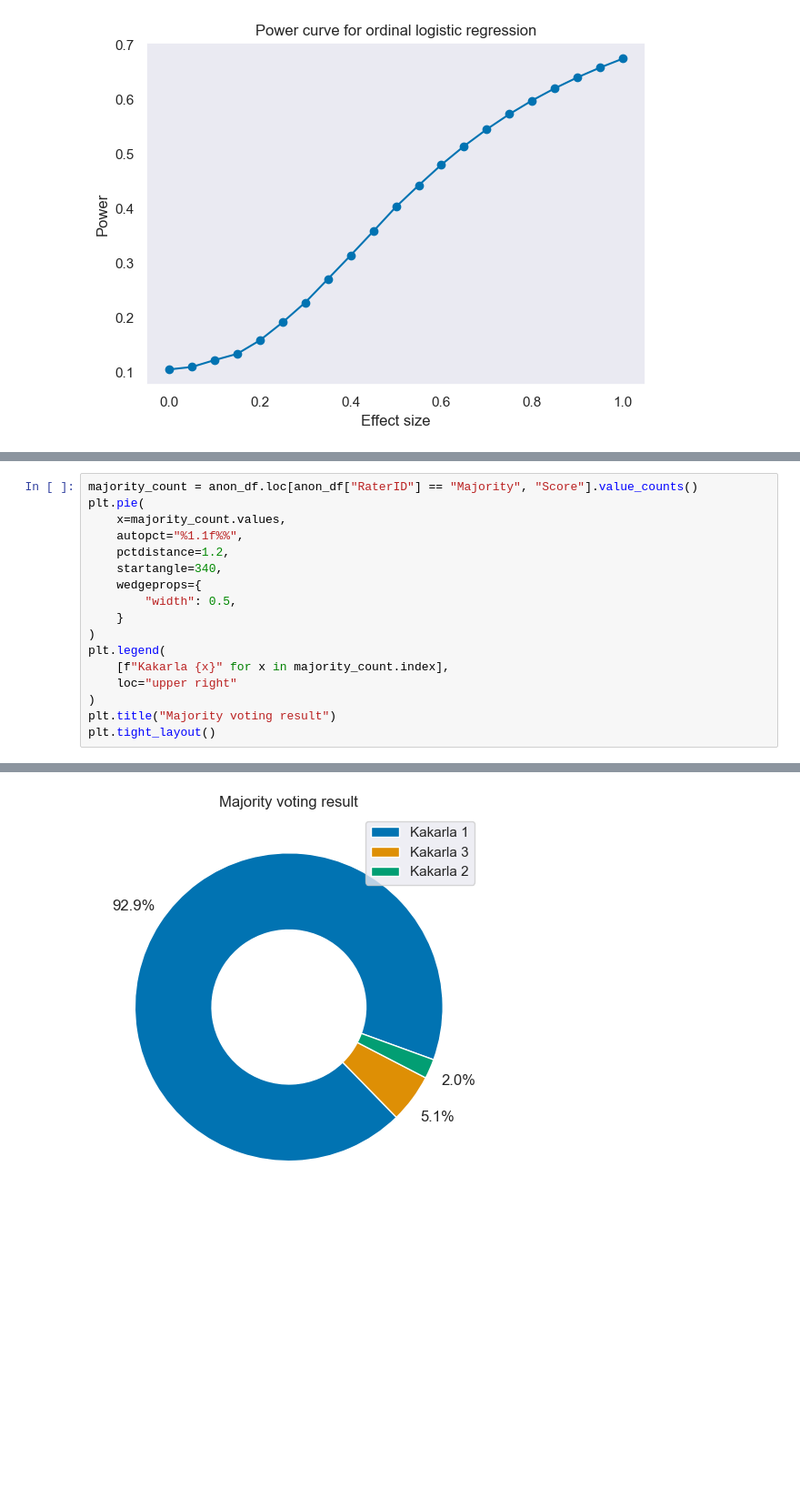
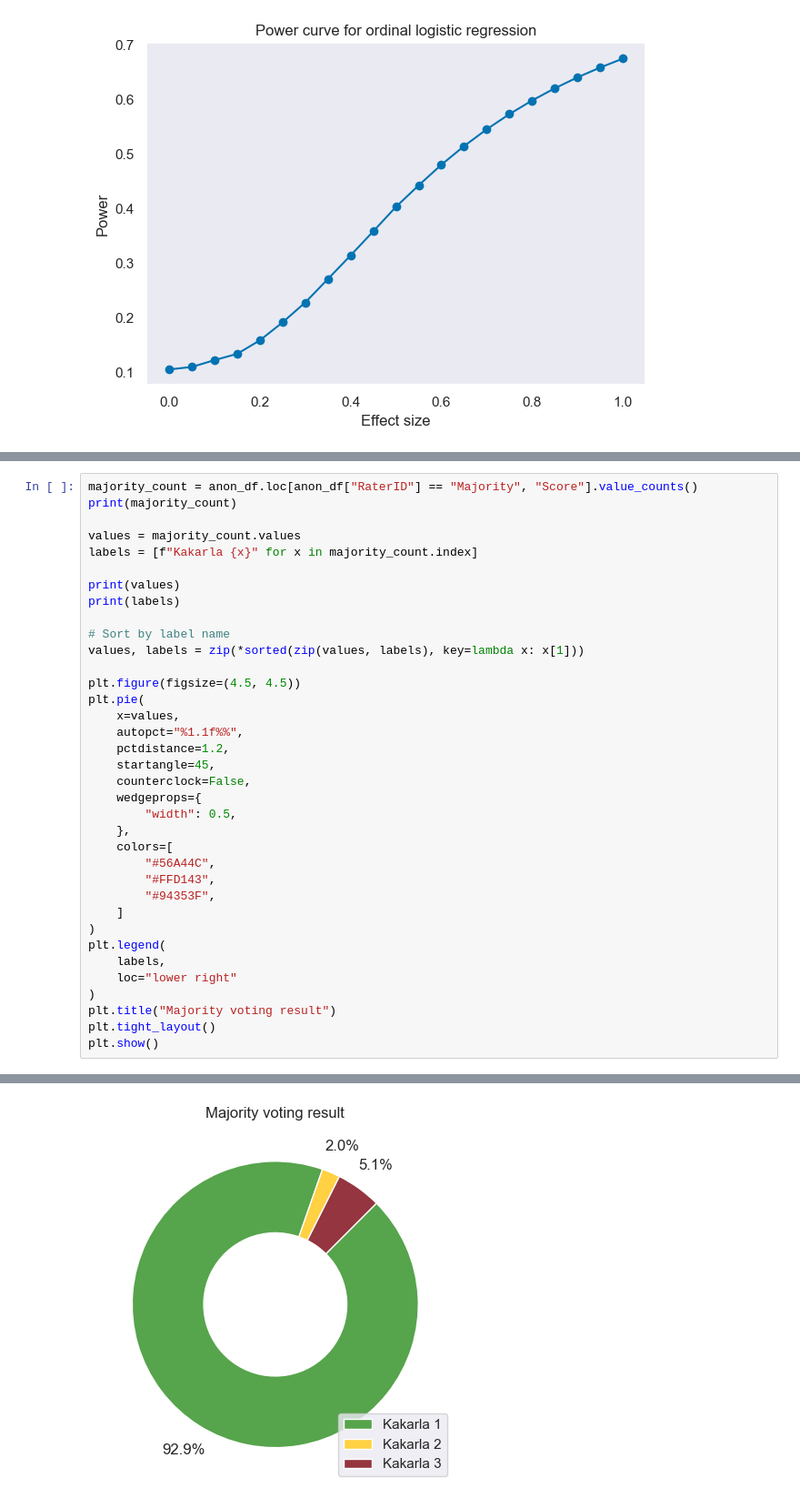
Before and after one commit to MathijsdeBoer/EVDMeshLib, a Jupyter notebook: python/evdplanner/notebooks/kakarla.ipynb, the cells around one changed output, grey strips where cells are left out. Shown at 91% size. Cells and saved outputs as stored; diff of their text form; blank space fills up the shorter version.

```diff
--- a/python/evdplanner/notebooks/kakarla.ipynb
+++ b/python/evdplanner/notebooks/kakarla.ipynb
@@ -228,18 +222,37 @@ axs[1].yaxis.set_major_locator(MaxNLocator(integer=True))
 # %%
 majority_count = anon_df.loc[anon_df["RaterID"] == "Majority", "Score"].value_counts()
+print(majority_count)
+
+values = majority_count.values
+labels = [f"Kakarla {x}" for x in majority_count.index]
+
+print(values)
+print(labels)
+
+# Sort by label name
+values, labels = zip(*sorted(zip(values, labels), key=lambda x: x[1]))
+
+plt.figure(figsize=(4.5, 4.5))
 plt.pie(
-    x=majority_count.values,
+    x=values,
     autopct="%1.1f%%",
     pctdistance=1.2,
-    startangle=340,
+    startangle=45,
+    counterclock=False,
     wedgeprops={
         "width": 0.5,
-    }
+    },
+    colors=[
+        "#56A44C",
+        "#FFD143",
+        "#94353F",
+    ]
 )
 plt.legend(
-    [f"Kakarla {x}" for x in majority_count.index],
-    loc="upper right"
+    labels,
+    loc="lower right"
 )
 plt.title("Majority voting result")
 plt.tight_layout()
+plt.show()
 # %% [output]
@@ -246 +266 @@ plt.tight_layout()
-[figure, old version]
+[figure, new version]
```
Also changed, not shown: parts of 4 cells of this notebook, 6 other files.
